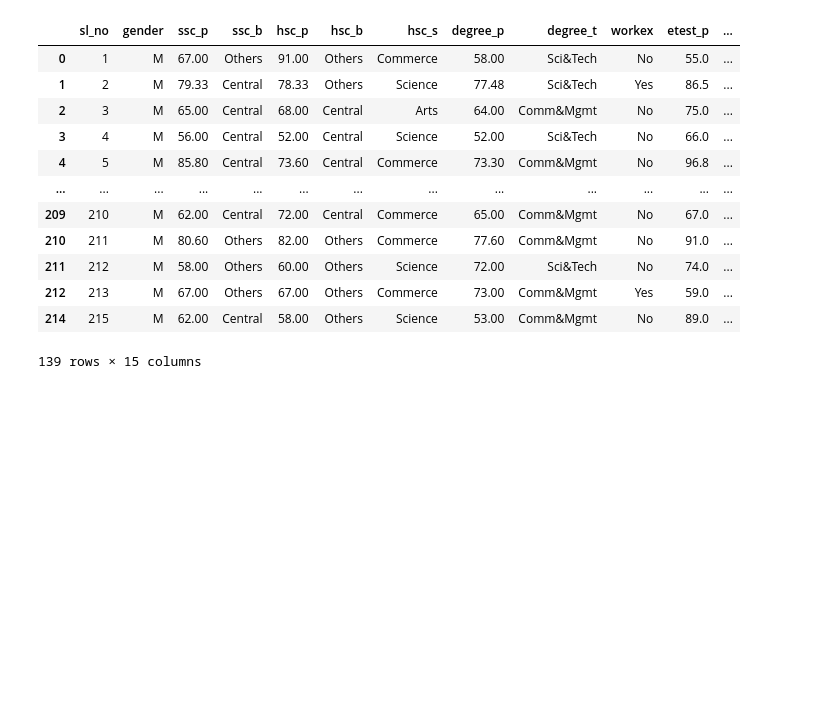
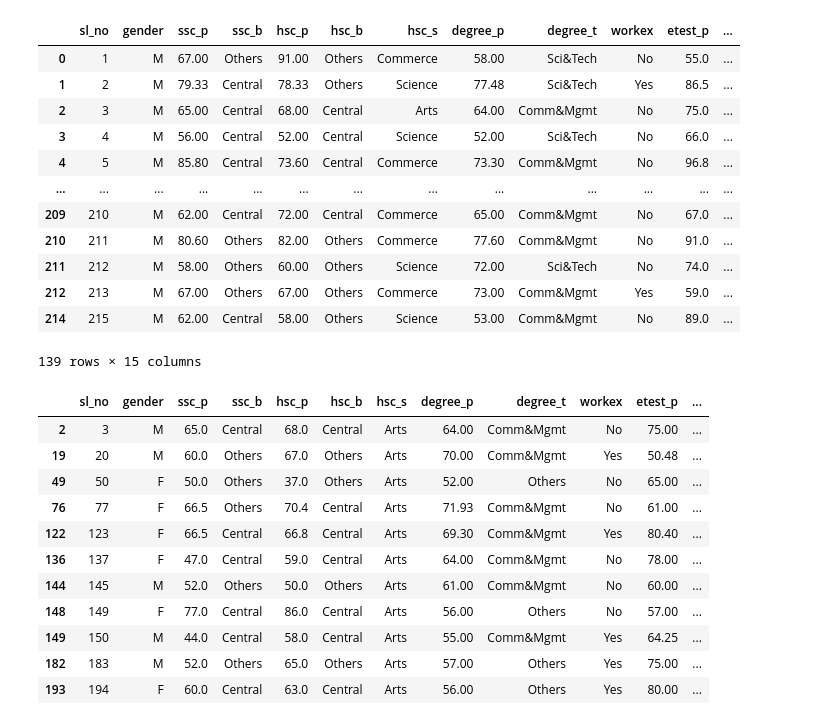
Before and after one commit to sunwenliang14/campus-placement, a Jupyter notebook: campus-placement.ipynb, the cells around one changed output. Saved outputs shown, nothing was run; the diff lists cells and outputs as text; code cells hidden in the pictures; blank space fills up the shorter version.

```diff
--- a/campus-placement.ipynb
+++ b/campus-placement.ipynb
@@ -66,3 +66,18 @@ df[df.gender == 'M']
 | 212 | 213 | M | 67.00 | Others | 67.00 | Others | Commerce | 73.00 | Comm&Mgmt | Yes | 59.0 | ... |
 | 214 | 215 | M | 62.00 | Central | 58.00 | Others | Science | 53.00 | Comm&Mgmt | No | 89.0 | ... |
 139 rows × 15 columns
+# %%
+df[df.hsc_s == 'Arts']
+# %% [output]
+|  | sl_no | gender | ssc_p | ssc_b | hsc_p | hsc_b | hsc_s | degree_p | degree_t | workex | etest_p | ... |
+| 2 | 3 | M | 65.0 | Central | 68.0 | Central | Arts | 64.00 | Comm&Mgmt | No | 75.00 | ... |
+| 19 | 20 | M | 60.0 | Others | 67.0 | Others | Arts | 70.00 | Comm&Mgmt | Yes | 50.48 | ... |
+| 49 | 50 | F | 50.0 | Others | 37.0 | Others | Arts | 52.00 | Others | No | 65.00 | ... |
+| 76 | 77 | F | 66.5 | Others | 70.4 | Central | Arts | 71.93 | Comm&Mgmt | No | 61.00 | ... |
+| 122 | 123 | F | 66.5 | Central | 66.8 | Central | Arts | 69.30 | Comm&Mgmt | Yes | 80.40 | ... |
+| 136 | 137 | F | 47.0 | Central | 59.0 | Central | Arts | 64.00 | Comm&Mgmt | No | 78.00 | ... |
+| 144 | 145 | M | 52.0 | Others | 50.0 | Others | Arts | 61.00 | Comm&Mgmt | No | 60.00 | ... |
+| 148 | 149 | F | 77.0 | Central | 86.0 | Central | Arts | 56.00 | Others | No | 57.00 | ... |
+| 149 | 150 | M | 44.0 | Central | 58.0 | Central | Arts | 55.00 | Comm&Mgmt | Yes | 64.25 | ... |
+| 182 | 183 | M | 52.0 | Others | 65.0 | Others | Arts | 57.00 | Others | Yes | 75.00 | ... |
+| 193 | 194 | F | 60.0 | Central | 63.0 | Central | Arts | 56.00 | Others | Yes | 80.00 | ... |
```
